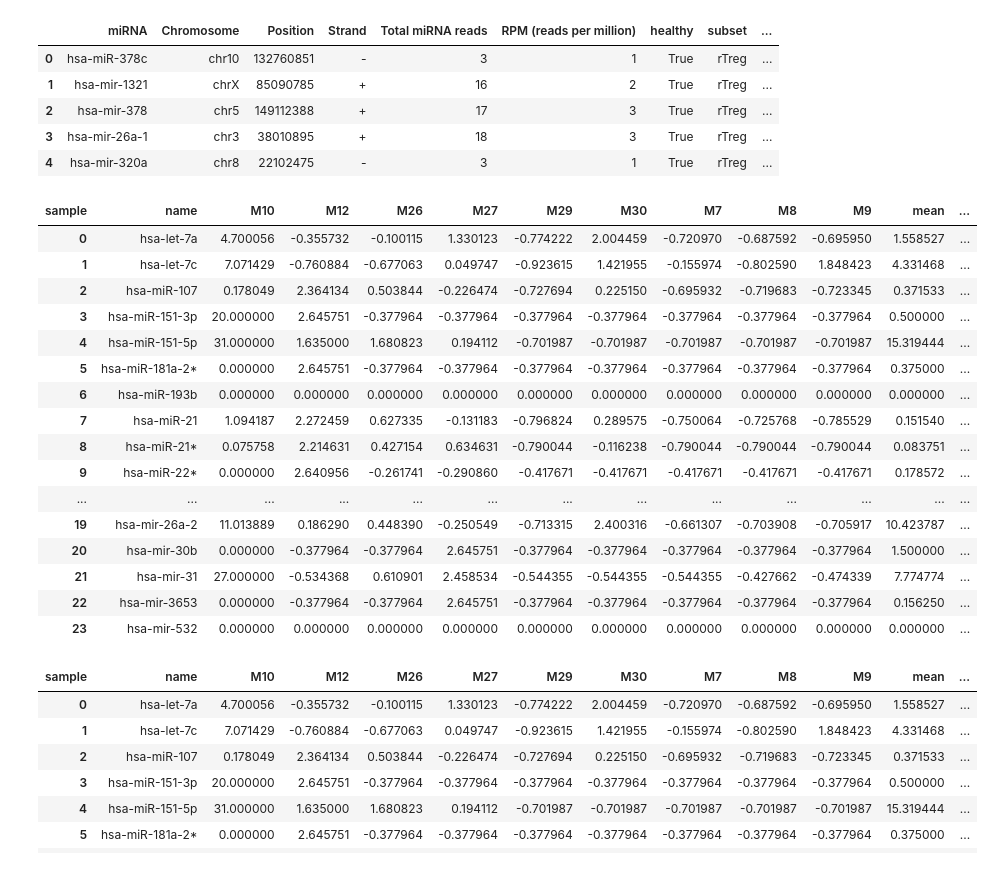
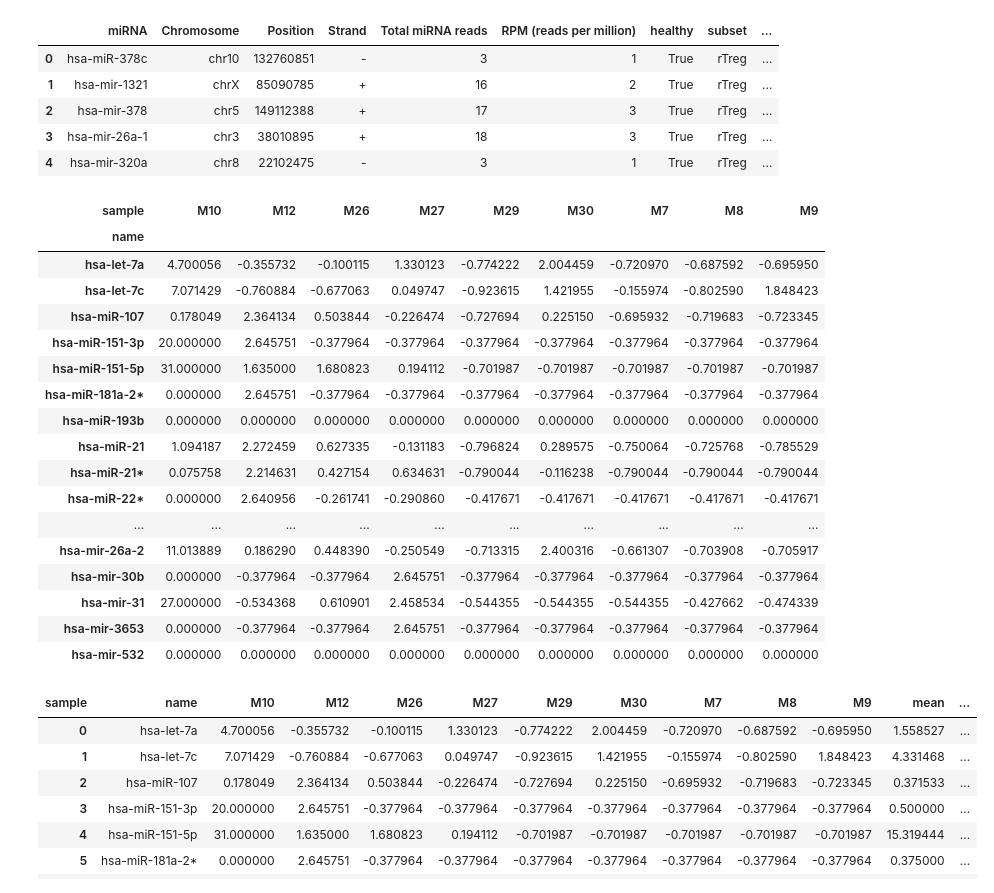
Before and after one commit to derrick56007/mirna_pre-t1d, a Jupyter notebook: notebooks/workspace2.ipynb, the cells around one changed output. Saved outputs shown, nothing was run; the diff lists cells and outputs as text; code cells hidden in the pictures.

```diff
--- a/notebooks/workspace2.ipynb
+++ b/notebooks/workspace2.ipynb
@@ -100,51 +100,52 @@ a.set_index("name", inplace=True)
 r = r['Total miRNA reads'].reset_index()
 r['name'] = r['miRNA'] + '_' + r['sample'].str.split('_',expand=True)[1]
 r['Total miRNA reads R'] = r['Total miRNA reads']
 r = r[['name', 'Total miRNA reads R']]
 r['name'] = r['name'].astype(str)
 r.set_index("name", inplace=True)
 
 # r
 
 d = a.join(r, on='name').fillna(0).reset_index()
 d['sample'] = d['name'].str.split('_', expand=True)[1]
 d['name'] = d['name'].str.split('_', expand=True)[0]
 d['R/A'] = d['Total miRNA reads R'] / d['Total miRNA reads A']
 
 f = d.groupby(['name', 'sample'])['R/A'].first().unstack().fillna(0).reset_index()
 f['mean'] = f[f.columns[2:]].mean(axis=1)
 f['std'] = f[f.columns[2:]].std(axis=1)
 
 g = f[:]
 
 # g[g.columns[2:]] / g['std'].values
 # = (g[g.columns[2:]] - g['mean']) / g['std']
 # g
 
 for i in range(2, 10):
 #     print(g.columns[i])
     g[g.columns[i]] = ((g[g.columns[i]] - g['mean']) / g['std']).fillna(0)
 
-# g = g.reset_index()[g.columns[1:-2]]
+g = g.set_index('name')[g.columns[1:-2]]
 g
 # %% [output]
-| sample | name | M10 | M12 | M26 | M27 | M29 | M30 | M7 | M8 | M9 | mean | ... |
-| 0 | hsa-let-7a | 4.700056 | -0.355732 | -0.100115 | 1.330123 | -0.774222 | 2.004459 | -0.720970 | -0.687592 | -0.695950 | 1.558527 | ... |
-| 1 | hsa-let-7c | 7.071429 | -0.760884 | -0.677063 | 0.049747 | -0.923615 | 1.421955 | -0.155974 | -0.802590 | 1.848423 | 4.331468 | ... |
-| 2 | hsa-miR-107 | 0.178049 | 2.364134 | 0.503844 | -0.226474 | -0.727694 | 0.225150 | -0.695932 | -0.719683 | -0.723345 | 0.371533 | ... |
-| 3 | hsa-miR-151-3p | 20.000000 | 2.645751 | -0.377964 | -0.377964 | -0.377964 | -0.377964 | -0.377964 | -0.377964 | -0.377964 | 0.500000 | ... |
-| 4 | hsa-miR-151-5p | 31.000000 | 1.635000 | 1.680823 | 0.194112 | -0.701987 | -0.701987 | -0.701987 | -0.701987 | -0.701987 | 15.319444 | ... |
-| 5 | hsa-miR-181a-2* | 0.000000 | 2.645751 | -0.377964 | -0.377964 | -0.377964 | -0.377964 | -0.377964 | -0.377964 | -0.377964 | 0.375000 | ... |
-| 6 | hsa-miR-193b | 0.000000 | 0.000000 | 0.000000 | 0.000000 | 0.000000 | 0.000000 | 0.000000 | 0.000000 | 0.000000 | 0.000000 | ... |
-| 7 | hsa-miR-21 | 1.094187 | 2.272459 | 0.627335 | -0.131183 | -0.796824 | 0.289575 | -0.750064 | -0.725768 | -0.785529 | 0.151540 | ... |
-| 8 | hsa-miR-21* | 0.075758 | 2.214631 | 0.427154 | 0.634631 | -0.790044 | -0.116238 | -0.790044 | -0.790044 | -0.790044 | 0.083751 | ... |
-| 9 | hsa-miR-22* | 0.000000 | 2.640956 | -0.261741 | -0.290860 | -0.417671 | -0.417671 | -0.417671 | -0.417671 | -0.417671 | 0.178572 | ... |
-| ... | ... | ... | ... | ... | ... | ... | ... | ... | ... | ... | ... | ... |
-| 19 | hsa-mir-26a-2 | 11.013889 | 0.186290 | 0.448390 | -0.250549 | -0.713315 | 2.400316 | -0.661307 | -0.703908 | -0.705917 | 10.423787 | ... |
-| 20 | hsa-mir-30b | 0.000000 | -0.377964 | -0.377964 | 2.645751 | -0.377964 | -0.377964 | -0.377964 | -0.377964 | -0.377964 | 1.500000 | ... |
-| 21 | hsa-mir-31 | 27.000000 | -0.534368 | 0.610901 | 2.458534 | -0.544355 | -0.544355 | -0.544355 | -0.427662 | -0.474339 | 7.774774 | ... |
-| 22 | hsa-mir-3653 | 0.000000 | -0.377964 | -0.377964 | 2.645751 | -0.377964 | -0.377964 | -0.377964 | -0.377964 | -0.377964 | 0.156250 | ... |
-| 23 | hsa-mir-532 | 0.000000 | 0.000000 | 0.000000 | 0.000000 | 0.000000 | 0.000000 | 0.000000 | 0.000000 | 0.000000 | 0.000000 | ... |
+| sample | M10 | M12 | M26 | M27 | M29 | M30 | M7 | M8 | M9 |
+| name |  |  |  |  |  |  |  |  |  |
+| hsa-let-7a | 4.700056 | -0.355732 | -0.100115 | 1.330123 | -0.774222 | 2.004459 | -0.720970 | -0.687592 | -0.695950 |
+| hsa-let-7c | 7.071429 | -0.760884 | -0.677063 | 0.049747 | -0.923615 | 1.421955 | -0.155974 | -0.802590 | 1.848423 |
+| hsa-miR-107 | 0.178049 | 2.364134 | 0.503844 | -0.226474 | -0.727694 | 0.225150 | -0.695932 | -0.719683 | -0.723345 |
+| hsa-miR-151-3p | 20.000000 | 2.645751 | -0.377964 | -0.377964 | -0.377964 | -0.377964 | -0.377964 | -0.377964 | -0.377964 |
+| hsa-miR-151-5p | 31.000000 | 1.635000 | 1.680823 | 0.194112 | -0.701987 | -0.701987 | -0.701987 | -0.701987 | -0.701987 |
+| hsa-miR-181a-2* | 0.000000 | 2.645751 | -0.377964 | -0.377964 | -0.377964 | -0.377964 | -0.377964 | -0.377964 | -0.377964 |
+| hsa-miR-193b | 0.000000 | 0.000000 | 0.000000 | 0.000000 | 0.000000 | 0.000000 | 0.000000 | 0.000000 | 0.000000 |
+| hsa-miR-21 | 1.094187 | 2.272459 | 0.627335 | -0.131183 | -0.796824 | 0.289575 | -0.750064 | -0.725768 | -0.785529 |
+| hsa-miR-21* | 0.075758 | 2.214631 | 0.427154 | 0.634631 | -0.790044 | -0.116238 | -0.790044 | -0.790044 | -0.790044 |
+| hsa-miR-22* | 0.000000 | 2.640956 | -0.261741 | -0.290860 | -0.417671 | -0.417671 | -0.417671 | -0.417671 | -0.417671 |
+| ... | ... | ... | ... | ... | ... | ... | ... | ... | ... |
+| hsa-mir-26a-2 | 11.013889 | 0.186290 | 0.448390 | -0.250549 | -0.713315 | 2.400316 | -0.661307 | -0.703908 | -0.705917 |
+| hsa-mir-30b | 0.000000 | -0.377964 | -0.377964 | 2.645751 | -0.377964 | -0.377964 | -0.377964 | -0.377964 | -0.377964 |
+| hsa-mir-31 | 27.000000 | -0.534368 | 0.610901 | 2.458534 | -0.544355 | -0.544355 | -0.544355 | -0.427662 | -0.474339 |
+| hsa-mir-3653 | 0.000000 | -0.377964 | -0.377964 | 2.645751 | -0.377964 | -0.377964 | -0.377964 | -0.377964 | -0.377964 |
+| hsa-mir-532 | 0.000000 | 0.000000 | 0.000000 | 0.000000 | 0.000000 | 0.000000 | 0.000000 | 0.000000 | 0.000000 |
 # %%
 # %% [output]
 | sample | name | M10 | M12 | M26 | M27 | M29 | M30 | M7 | M8 | M9 | mean | ... |
```
Also changed, not shown: 1 other file.
